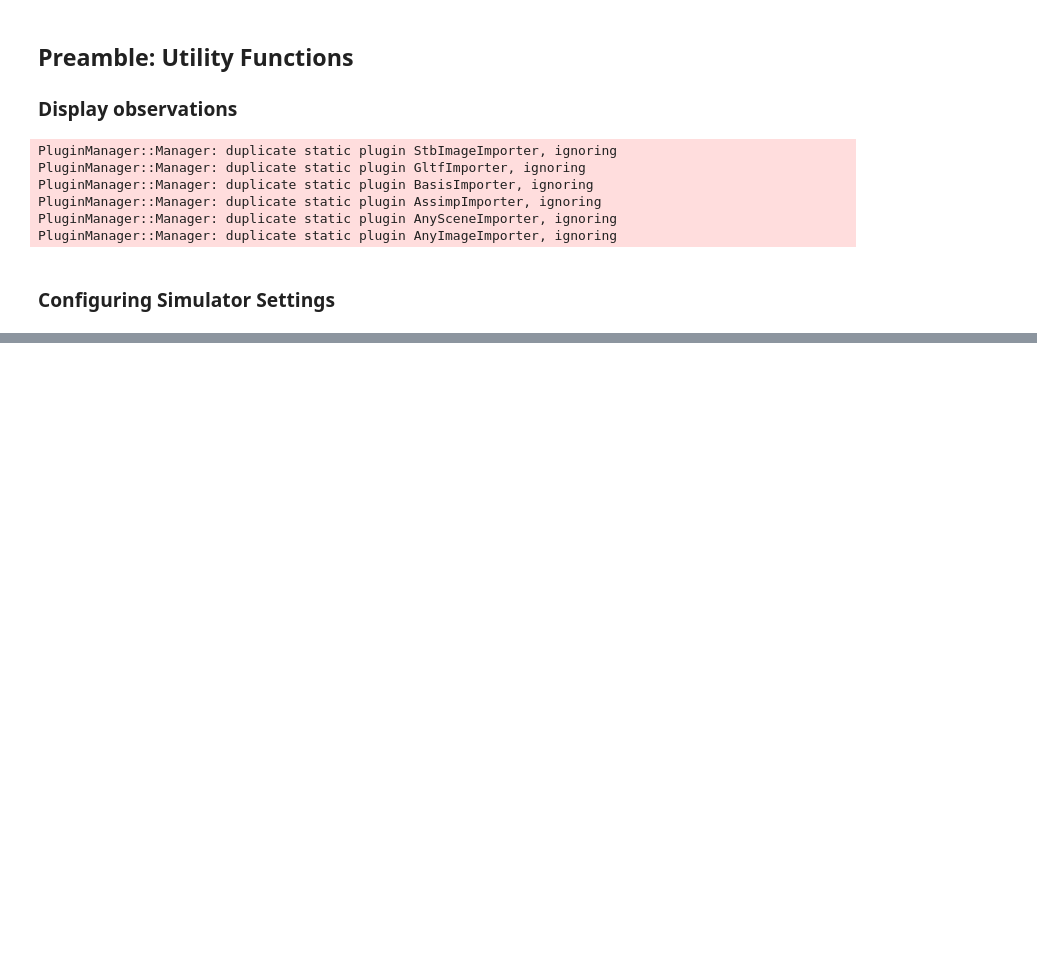
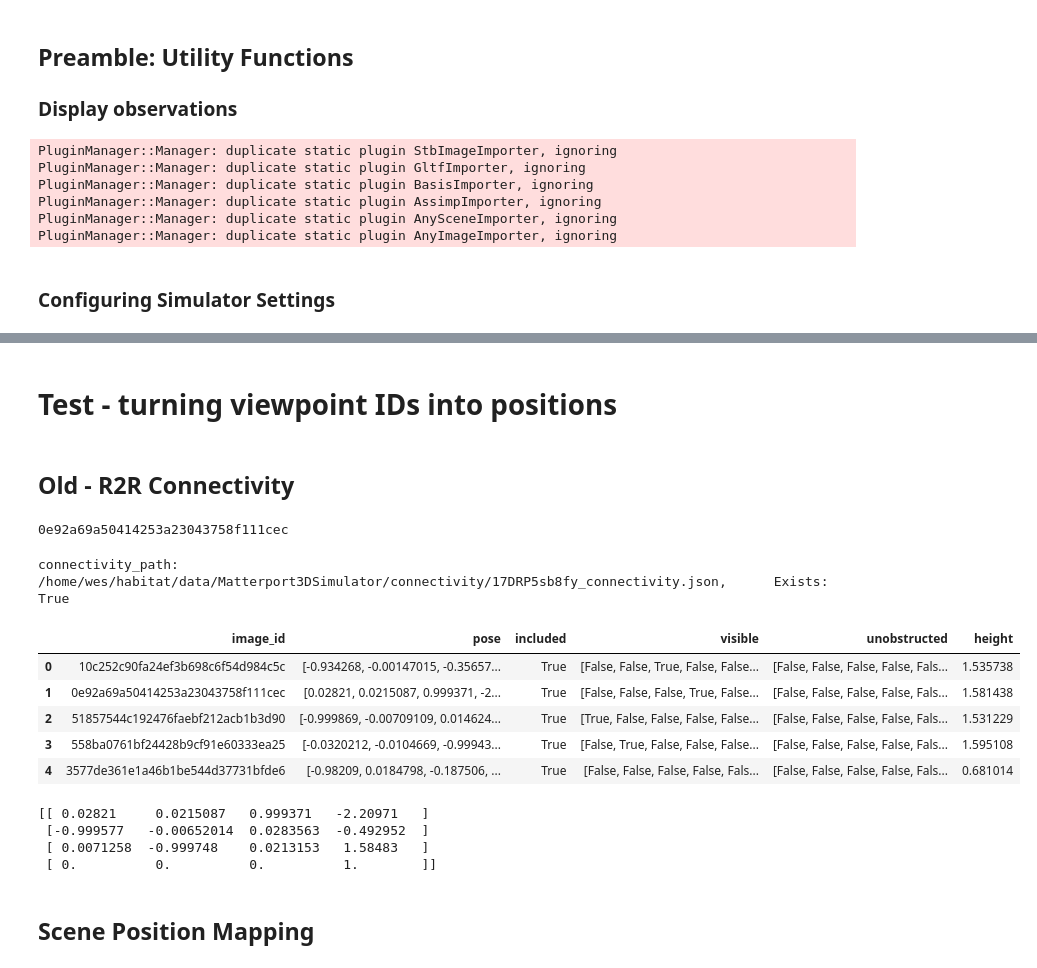
Before and after one commit to wsychiu/OCOM5300M_ResearchProject, a Jupyter notebook: data_exploration/exploring_scenes.ipynb, the cells around one changed output, grey strips where cells are left out. Cells and saved outputs as stored; diff of their text form; code cells hidden in the pictures; blank space fills up the shorter version.

```diff
--- a/data_exploration/exploring_scenes.ipynb
+++ b/data_exploration/exploring_scenes.ipynb
@@ -173,0 +277,38 @@ def make_cfg(settings):
+# %% [markdown]
+# Test - turning viewpoint IDs into positions
+# %% [markdown]
+## Old - R2R Connectivity
+# %%
+viewpoint_id = df_rxr[df_rxr['scan']==scene_id]['path'].iloc[0][0]
+print(viewpoint_id)
+# %% [output]
+0e92a69a50414253a23043758f111cec
+# %%
+connectivity_dir_path = os.path.join(habitat_dir_path, 'Matterport3DSimulator/connectivity/')
+connectivity_path = os.path.join(connectivity_dir_path, f'{scene_id}_connectivity.json')
+print(f'connectivity_path: {connectivity_path}, \t Exists: {os.path.exists(connectivity_path)}')
+# %% [output]
+connectivity_path: /home/wes/habitat/data/Matterport3DSimulator/connectivity/17DRP5sb8fy_connectivity.json,      Exists: True
+# %%
+with open(connectivity_path, 'r') as file:
+    df_con = pd.DataFrame(json.load(file))
+
+df_con.head()
+# %% [output]
+|  | image_id | pose | included | visible | unobstructed | height |
+| 0 | 10c252c90fa24ef3b698c6f54d984c5c | [-0.934268, -0.00147015, -0.35657... | True | [False, False, True, False, False... | [False, False, False, False, Fals... | 1.535738 |
+| 1 | 0e92a69a50414253a23043758f111cec | [0.02821, 0.0215087, 0.999371, -2... | True | [False, False, False, True, False... | [False, False, False, False, Fals... | 1.581438 |
+| 2 | 51857544c192476faebf212acb1b3d90 | [-0.999869, -0.00709109, 0.014624... | True | [True, False, False, False, False... | [False, False, False, False, Fals... | 1.531229 |
+| 3 | 558ba0761bf24428b9cf91e60333ea25 | [-0.0320212, -0.0104669, -0.99943... | True | [False, True, False, False, False... | [False, False, False, False, Fals... | 1.595108 |
+| 4 | 3577de361e1a46b1be544d37731bfde6 | [-0.98209, 0.0184798, -0.187506, ... | True | [False, False, False, False, Fals... | [False, False, False, False, Fals... | 0.681014 |
+# %%
+pose = df_con[df_con['image_id']==viewpoint_id]['pose']
+pose = np.array(pose.values[0]).reshape(4,4)
+print(pose)
+# %% [output]
+[[ 0.02821     0.0215087   0.999371   -2.20971   ]
+ [-0.999577   -0.00652014  0.0283563  -0.492952  ]
+ [ 0.0071258  -0.999748    0.0213153   1.58483   ]
+ [ 0.          0.          0.          1.        ]]
+# %% [markdown]
+## Scene Position Mapping
```
Also changed, not shown: parts of 41 cells of this notebook.
